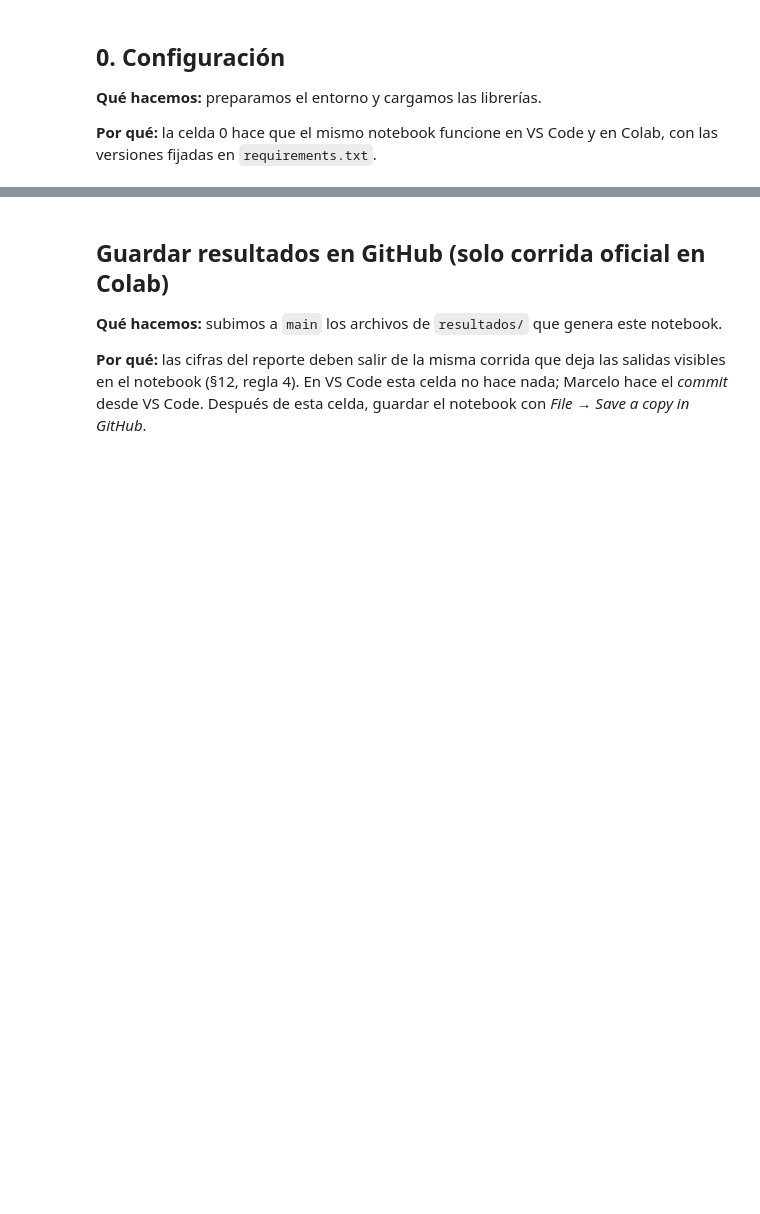
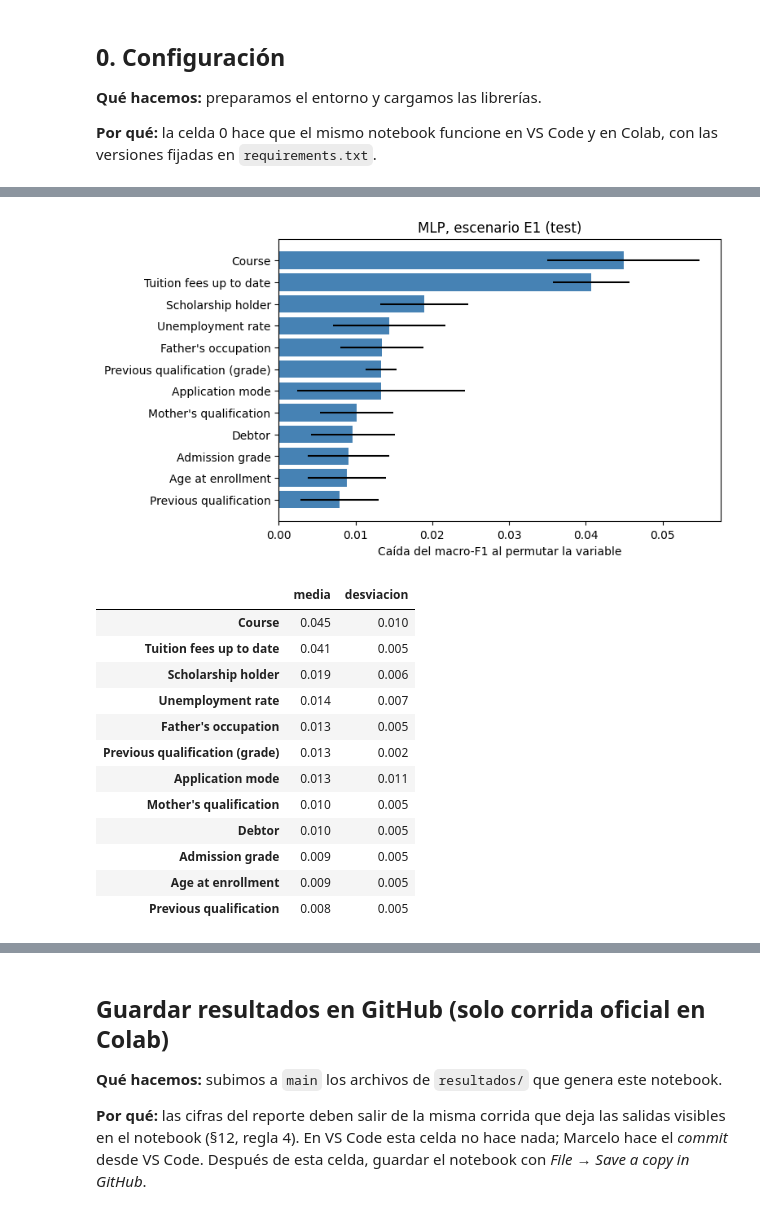
Before and after one commit to MCuetoV/proyecto-ml-2026-2, a Jupyter notebook: notebooks/02_estudiantes_modelado.ipynb, the cells around one changed output, grey strips where cells are left out. Drawn from its saved outputs; the diff is of its cells as text; code cells hidden in the pictures; blank space fills up the shorter version.

```diff
--- a/notebooks/02_estudiantes_modelado.ipynb
+++ b/notebooks/02_estudiantes_modelado.ipynb
@@ -176,0 +121,5 @@ for esc, columnas in ESCENARIOS.items():
+# %%
+# Columnas que produce la codificación en cada escenario (ajustada solo con el train)
+for escenario, columnas in ESCENARIOS.items():
+    matriz = utilidades.crear_preprocesador("estudiantes", escenario).fit_transform(train[columnas])
+    print(escenario, "→", len(columnas), "variables originales →", matriz.shape[1], "columnas")
@@ -176,0 +507,30 @@ for esc, columnas in ESCENARIOS.items():
+# %%
+# Figura 5: importancia por permutación en el test (caída del macro-F1 al desordenar cada variable)
+from sklearn.inspection import permutation_importance
+importancia = permutation_importance(modelo_mejor, X_test, y_test, scoring="f1_macro",
+                                     n_repeats=10, random_state=SEMILLA, n_jobs=-1)
+tabla_importancia = pd.DataFrame({"media": importancia.importances_mean, "desviacion": importancia.importances_std},
+                                 index=X_test.columns).sort_values("media", ascending=False)
+figura, eje = plt.subplots(figsize=(7, 4.5))
+principales = tabla_importancia.head(12).iloc[::-1]
+eje.barh(principales.index, principales["media"], xerr=principales["desviacion"], color="steelblue")
+eje.set_xlabel("Caída del macro-F1 al permutar la variable")
+eje.set_title(f"{MEJOR}, escenario {PRINCIPAL} (test)")
+utilidades.guardar_figura(figura, "figura_05_importancia_estudiantes")
+plt.show()
+tabla_importancia.head(12).round(3)
+# %% [output]
+[figure, added]
+|  | media | desviacion |
+| Course | 0.045 | 0.010 |
+| Tuition fees up to date | 0.041 | 0.005 |
+| Scholarship holder | 0.019 | 0.006 |
+| Unemployment rate | 0.014 | 0.007 |
+| Father's occupation | 0.013 | 0.005 |
+| Previous qualification (grade) | 0.013 | 0.002 |
+| Application mode | 0.013 | 0.011 |
+| Mother's qualification | 0.010 | 0.005 |
+| Debtor | 0.010 | 0.005 |
+| Admission grade | 0.009 | 0.005 |
+| Age at enrollment | 0.009 | 0.005 |
+| Previous qualification | 0.008 | 0.005 |
```
Also changed, not shown: parts of 82 cells of this notebook.
